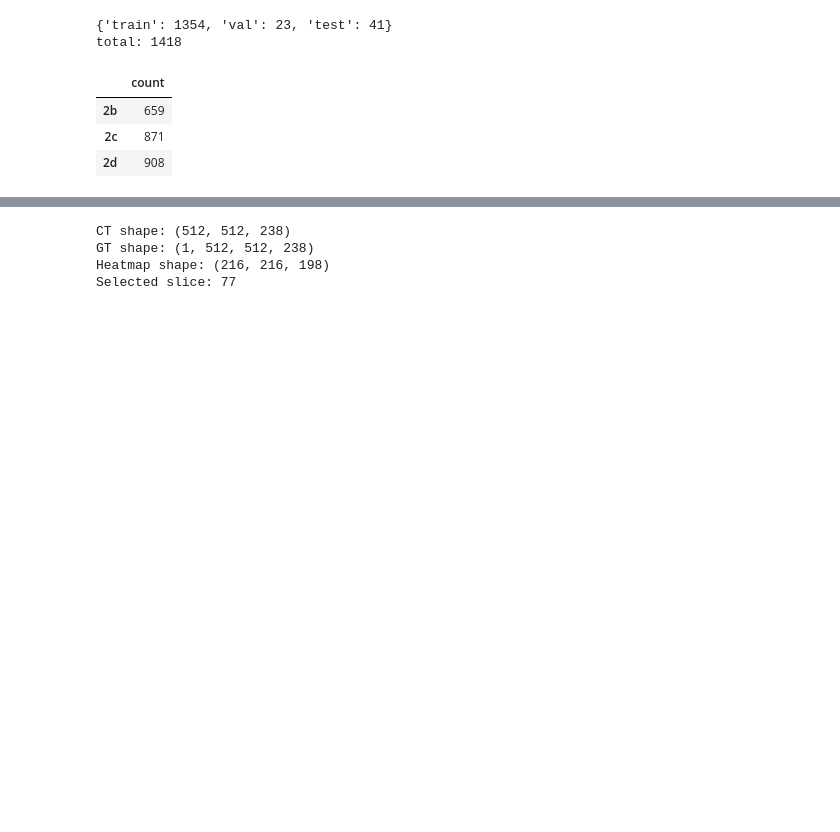
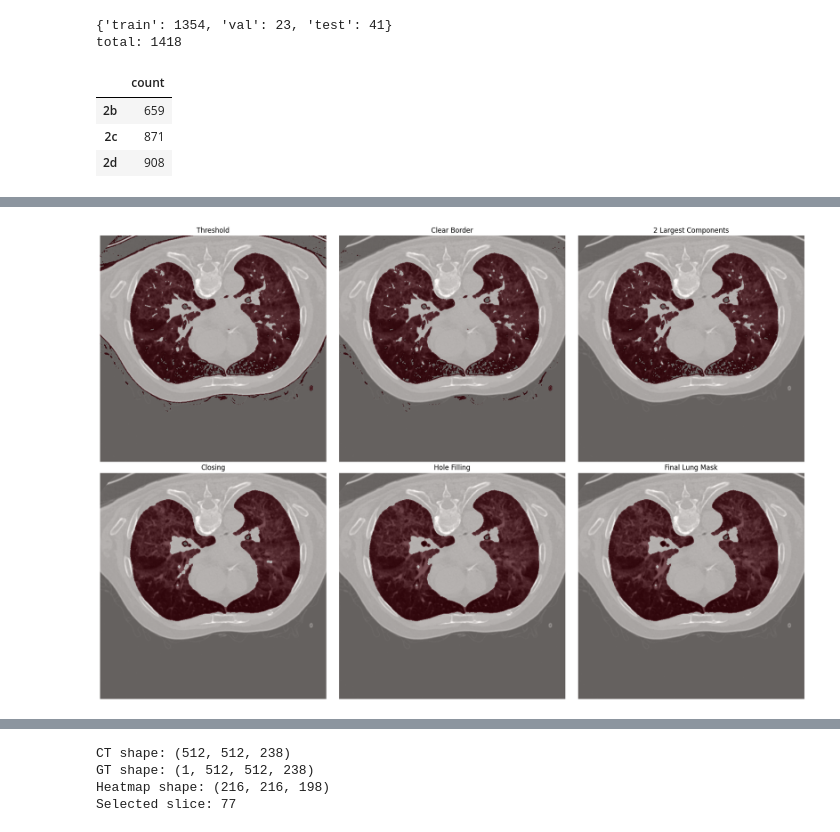
Before and after one commit to ckekula/fyp-3d-ct, a Jupyter notebook: models/eda.ipynb, the cells around one changed output, grey strips where cells are left out. Cells and saved outputs as stored; diff of their text form; code cells hidden in the pictures; blank space fills up the shorter version.

```diff
--- a/models/eda.ipynb
+++ b/models/eda.ipynb
@@ -408,3 +505,102 @@ shortlisted_category_df
+# %%
+import numpy as np
+import matplotlib.pyplot as plt
+from scipy import ndimage
+from skimage.segmentation import clear_border
+
+# -------------------------
+# 1. Threshold
+# -------------------------
+mask = (ct >= -900) & (ct <= -200)
+
+# -------------------------
+# 4. Remove Border Air
+# -------------------------
+mask_clear = np.zeros_like(mask)
+
+for k in range(mask.shape[2]):
+    mask_clear[:, :, k] = clear_border(mask[:, :, k])
+
+# -------------------------
+# 5. Keep Two Largest Components
+# -------------------------
+labels, num = ndimage.label(mask_clear)
+
+sizes = ndimage.sum(mask_clear, labels, range(1, num + 1))
+
+if len(sizes) >= 2:
+    largest_two = np.argsort(sizes)[-2:] + 1
+    lungs_only = np.isin(labels, largest_two)
+else:
+    lungs_only = mask_clear
+
+
+# -------------------------
+# 2. Morphological Closing
+# -------------------------
+mask_closed = ndimage.binary_closing(
+    lungs_only,
+    structure=ndimage.generate_binary_structure(3, 2),
+    iterations=2
+)
+
+# -------------------------
+# 3. Hole Filling
+# -------------------------
+mask_filled = ndimage.binary_fill_holes(mask_closed)
+
+
+# -------------------------
+# 6. Final Cleanup
+# -------------------------
+lungs_final = ndimage.binary_closing(
+    lungs_only,
+    structure=ndimage.generate_binary_structure(3, 2),
+    iterations=2
+)
+
+lungs_final = ndimage.binary_fill_holes(lungs_final)
+
+# -------------------------
+# Visualization
+# -------------------------
+z = ct.shape[2] // 2
+
+stages = [
+    ("Threshold", mask),
+    ("Clear Border", mask_clear),
+    ("2 Largest Components", lungs_only),
+    ("Closing", mask_closed),
+    ("Hole Filling", mask_filled),
+    ("Final Lung Mask", lungs_final),
+]
+
+fig, axes = plt.subplots(2, 3, figsize=(18, 12))
+
+for ax, (title, m) in zip(axes.ravel(), stages):
+
+    ax.imshow(
+        ct[:, :, z].T,
+        cmap="gray",
+        origin="lower",
+        vmin=-1000,
+        vmax=1000
+    )
+
+    ax.imshow(
+        m[:, :, z].T,
+        cmap="Reds",
+        alpha=0.4,
+        origin="lower"
+    )
+
+    ax.set_title(title)
+    ax.axis("off")
+
+plt.tight_layout()
+plt.show()
+# %% [output]
+[figure, added]
 # %%
 import nibabel as nib
 import numpy as np
```
Also changed, not shown: parts of 8 cells of this notebook.
